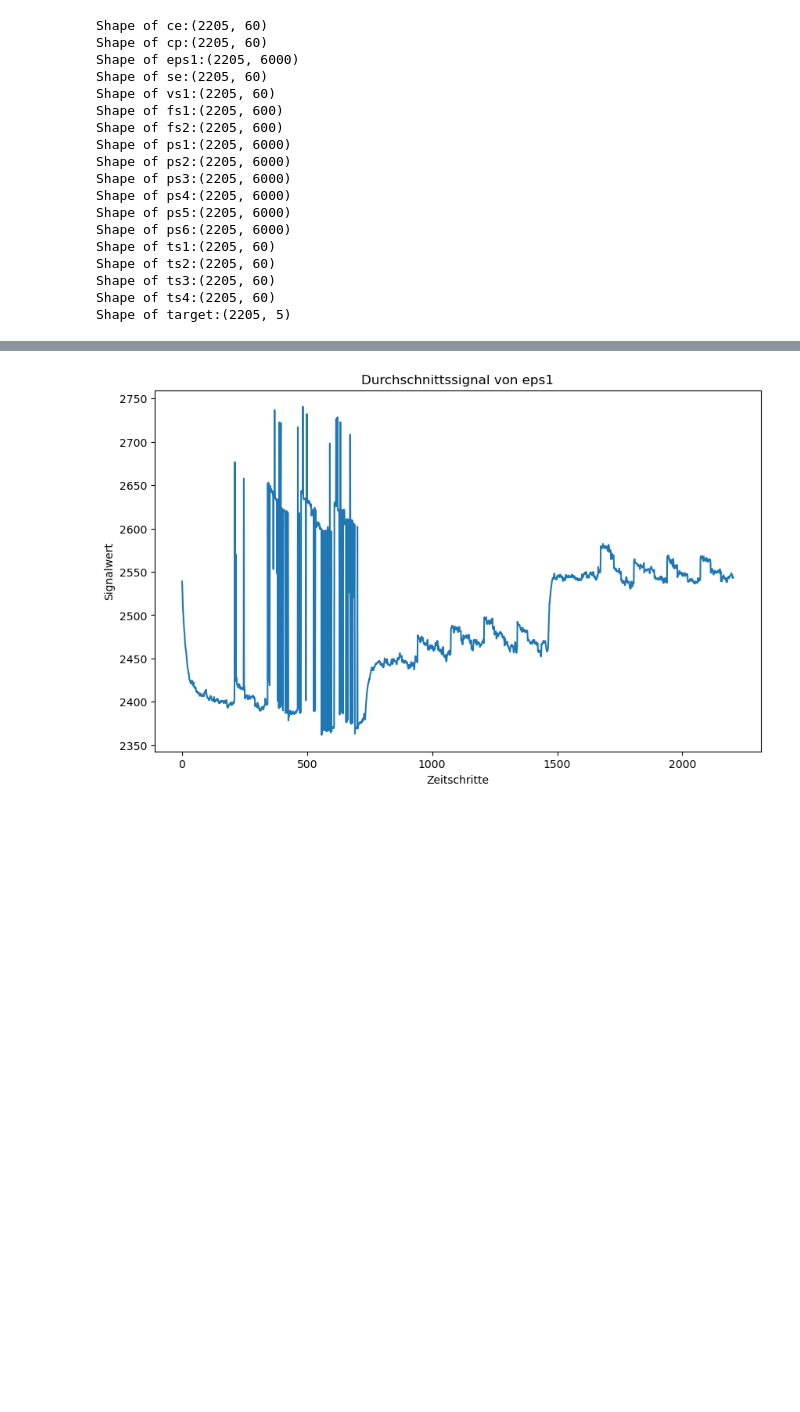
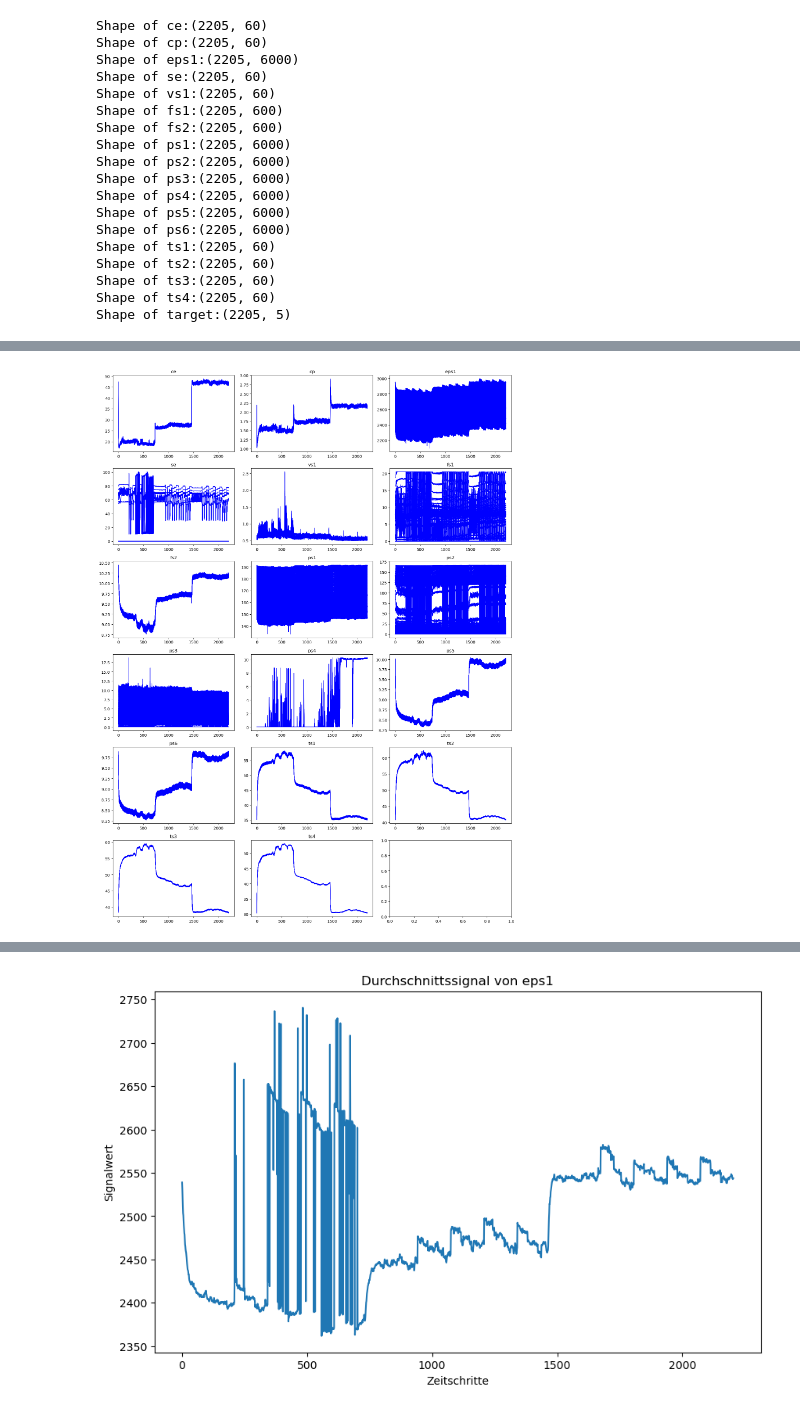
Before and after one commit to danielsaiger1/uni_projects, a Jupyter notebook: python_advanced/final_project/final_project.ipynb, the cells around one changed output, grey strips where cells are left out. Drawn from its saved outputs; the diff is of its cells as text; code cells hidden in the pictures; blank space fills up the shorter version.

Commit message:
added plots

```diff
--- a/python_advanced/final_project/final_project.ipynb
+++ b/python_advanced/final_project/final_project.ipynb
@@ -57,3 +74,19 @@ array([160.67349167, 160.60332   , 160.34772   , ..., 161.19212   ,
+# %%
+# Erzeuge 18 Subplots
+fig, axes = plt.subplots(6, 3, figsize=(15, 20))
+axes = axes.flatten()
+
+
+for i, key in enumerate(data):
+    ax = axes[i]
+    ax.plot(data[key], color = 'blue', linewidth = 1)
+    ax.set_title(key)
+
+# Layout anpassen und anzeigen
+plt.tight_layout()
+plt.show()
+# %% [output]
+[figure, added]
 # %%
 for key, array in data.items():
     print(f"{key}: Mean = {round((np.mean(array)),4)}, Std = {round((np.std(array)),4)}, Min = {np.min(array)}, Max = {np.max(array)}")
```
Also changed, not shown: parts of 7 cells of this notebook.
